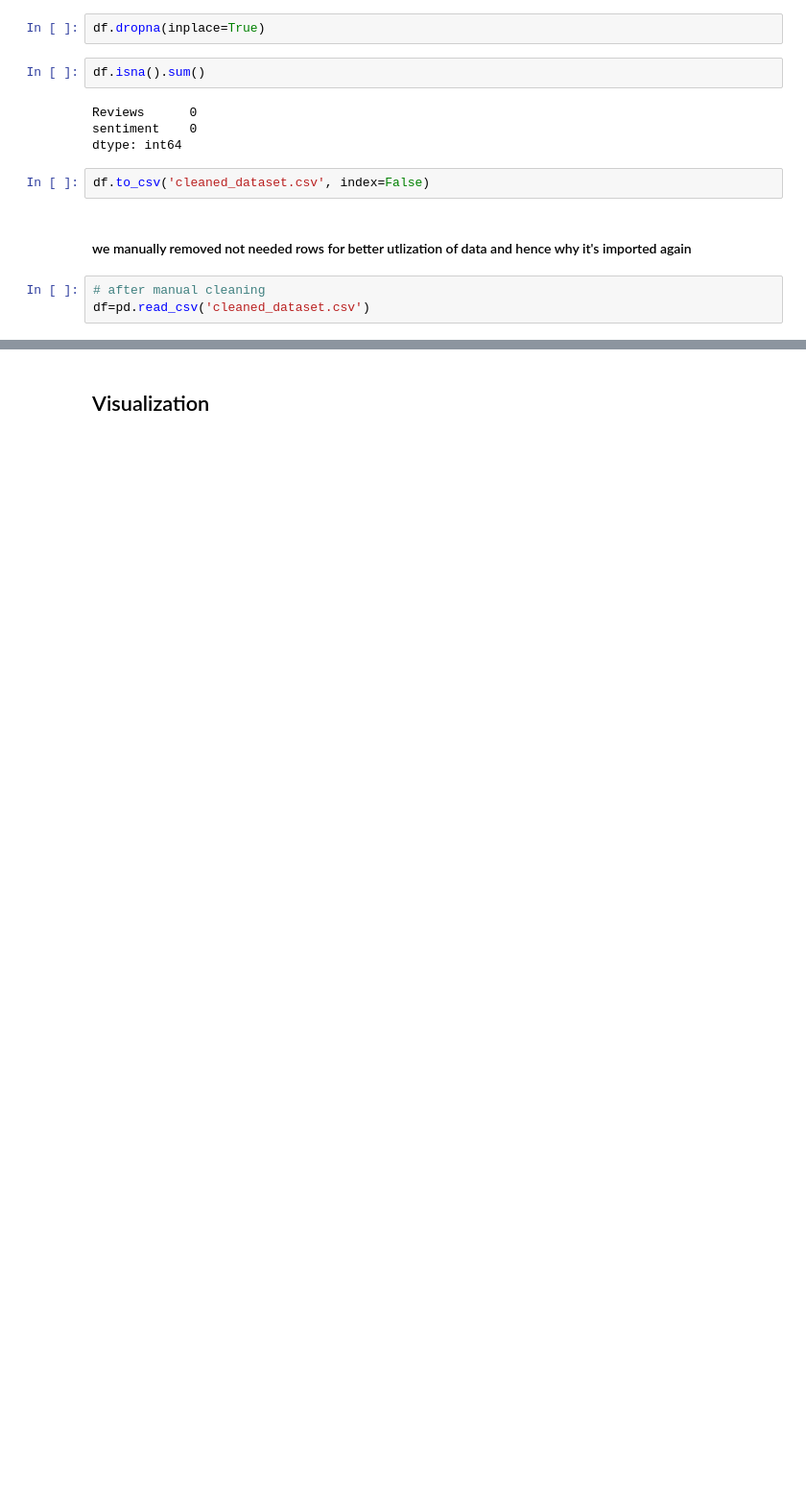
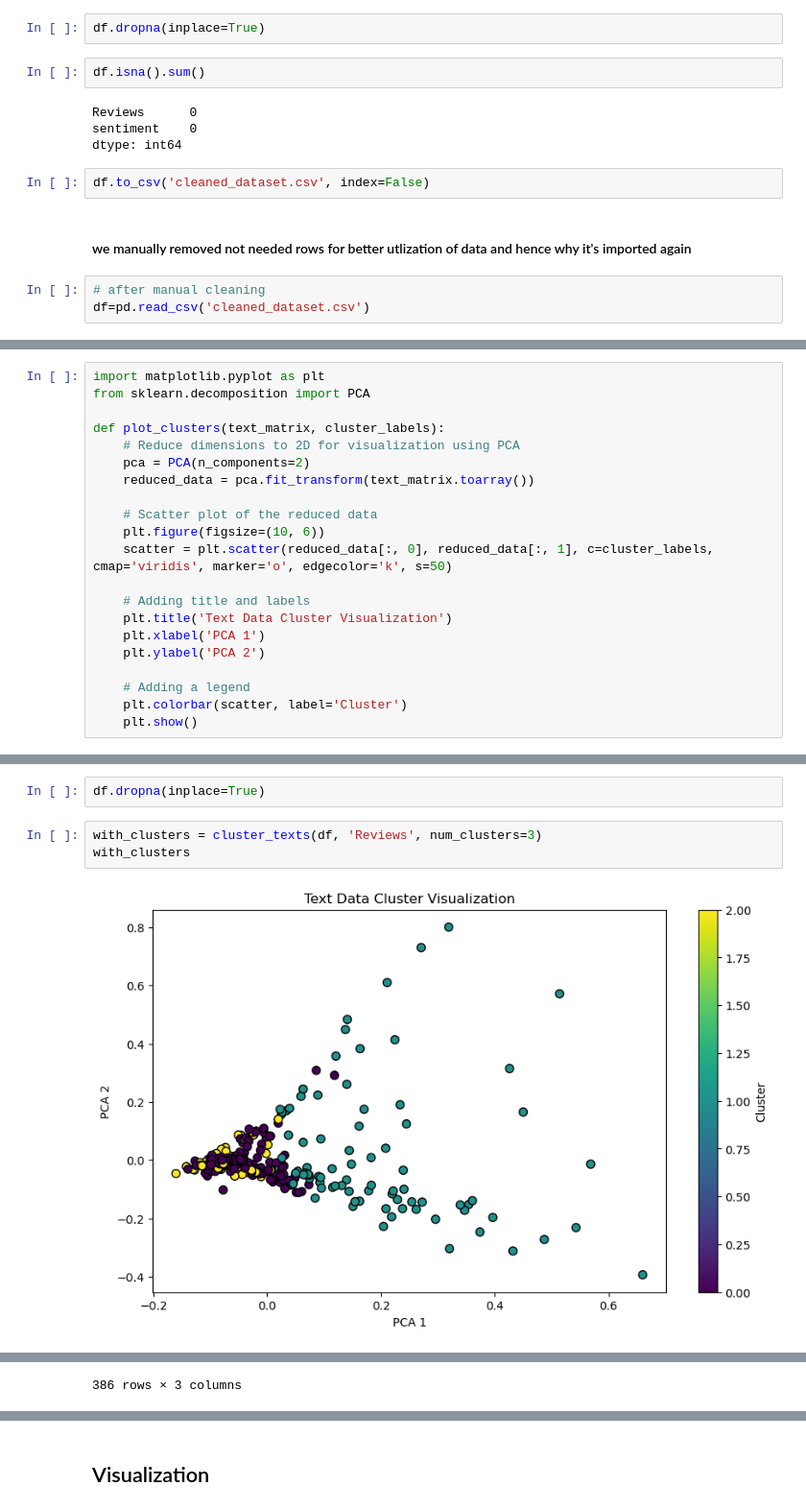
Before and after one commit to shaaleissa/Data-Mining-Project, a Jupyter notebook: cleaning_data_try2.ipynb, the cells around one changed output, grey strips where cells are left out. Shown at 96% size. Saved outputs shown, nothing was run; the diff lists cells and outputs as text; blank space fills up the shorter version.

```diff
--- a/cleaning_data_try2.ipynb
+++ b/cleaning_data_try2.ipynb
@@ -199,0 +224,21 @@ df=pd.read_csv('cleaned_dataset.csv')
+# %%
+import matplotlib.pyplot as plt
+from sklearn.decomposition import PCA
+
+def plot_clusters(text_matrix, cluster_labels):
+    # Reduce dimensions to 2D for visualization using PCA
+    pca = PCA(n_components=2)
+    reduced_data = pca.fit_transform(text_matrix.toarray())
+
+    # Scatter plot of the reduced data
+    plt.figure(figsize=(10, 6))
+    scatter = plt.scatter(reduced_data[:, 0], reduced_data[:, 1], c=cluster_labels, cmap='viridis', marker='o', edgecolor='k', s=50)
+
+    # Adding title and labels
+    plt.title('Text Data Cluster Visualization')
+    plt.xlabel('PCA 1')
+    plt.ylabel('PCA 2')
+
+    # Adding a legend
+    plt.colorbar(scatter, label='Cluster')
+    plt.show()
@@ -199,0 +261,7 @@ df=pd.read_csv('cleaned_dataset.csv')
+# %%
+df.dropna(inplace=True)
+# %%
+with_clusters = cluster_texts(df, 'Reviews', num_clusters=3)
+with_clusters
+# %% [output]
+[figure, added]
@@ -199,0 +280 @@ df=pd.read_csv('cleaned_dataset.csv')
+386 rows × 3 columns
```
Also changed, not shown: parts of 18 cells of this notebook, 2 other files.
